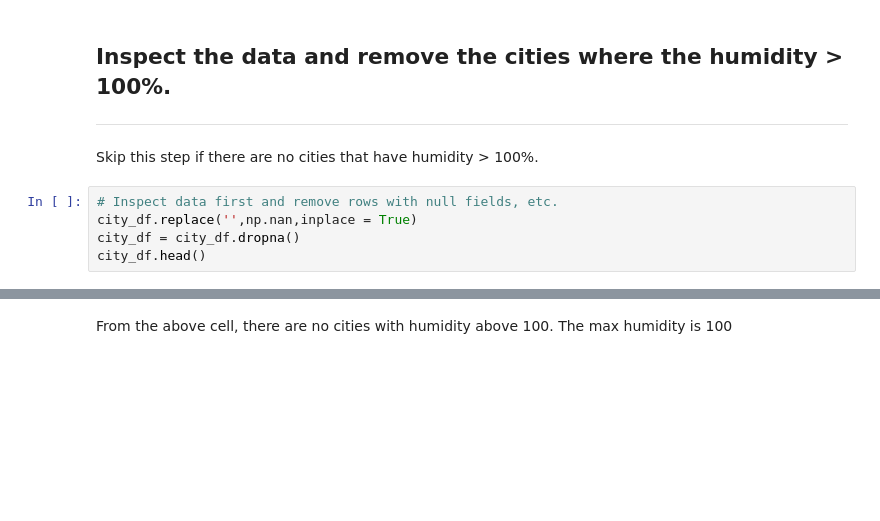
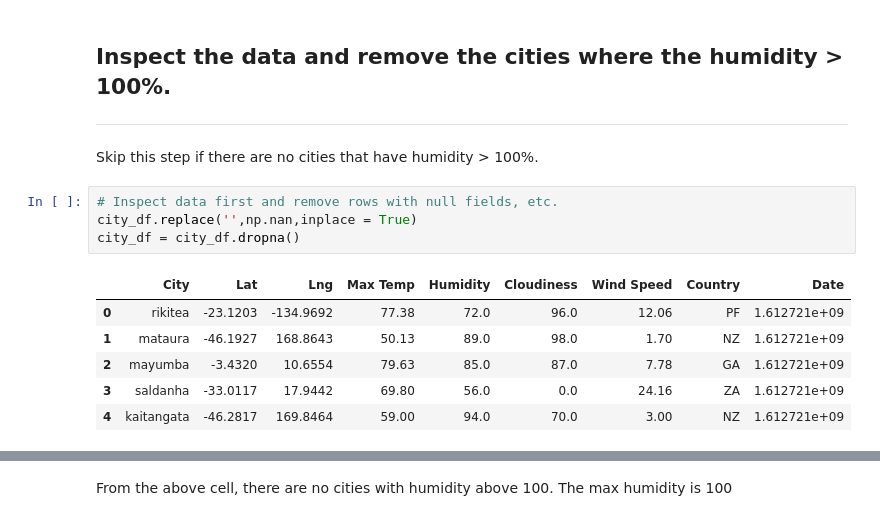
Before and after one commit to JGarvert/python-api-challenge, a Jupyter notebook: WeatherPy/WeatherPy.ipynb, the cells around one changed output, grey strips where cells are left out. Saved outputs shown, nothing was run; the diff lists cells and outputs as text; blank space fills up the shorter version.

```diff
--- a/WeatherPy/WeatherPy.ipynb
+++ b/WeatherPy/WeatherPy.ipynb
@@ -218,5 +218,11 @@ Skip this step if there are no cities that have humidity > 100%.
 # %%
 # Inspect data first and remove rows with null fields, etc.
 city_df.replace('',np.nan,inplace = True)
 city_df = city_df.dropna()
-city_df.head()
+# %% [output]
+|  | City | Lat | Lng | Max Temp | Humidity | Cloudiness | Wind Speed | Country | Date |
+| 0 | rikitea | -23.1203 | -134.9692 | 77.38 | 72.0 | 96.0 | 12.06 | PF | 1.612721e+09 |
+| 1 | mataura | -46.1927 | 168.8643 | 50.13 | 89.0 | 98.0 | 1.70 | NZ | 1.612721e+09 |
+| 2 | mayumba | -3.4320 | 10.6554 | 79.63 | 85.0 | 87.0 | 7.78 | GA | 1.612721e+09 |
+| 3 | saldanha | -33.0117 | 17.9442 | 69.80 | 56.0 | 0.0 | 24.16 | ZA | 1.612721e+09 |
+| 4 | kaitangata | -46.2817 | 169.8464 | 59.00 | 94.0 | 70.0 | 3.00 | NZ | 1.612721e+09 |
```
Also changed, not shown: parts of 8 cells of this notebook.
